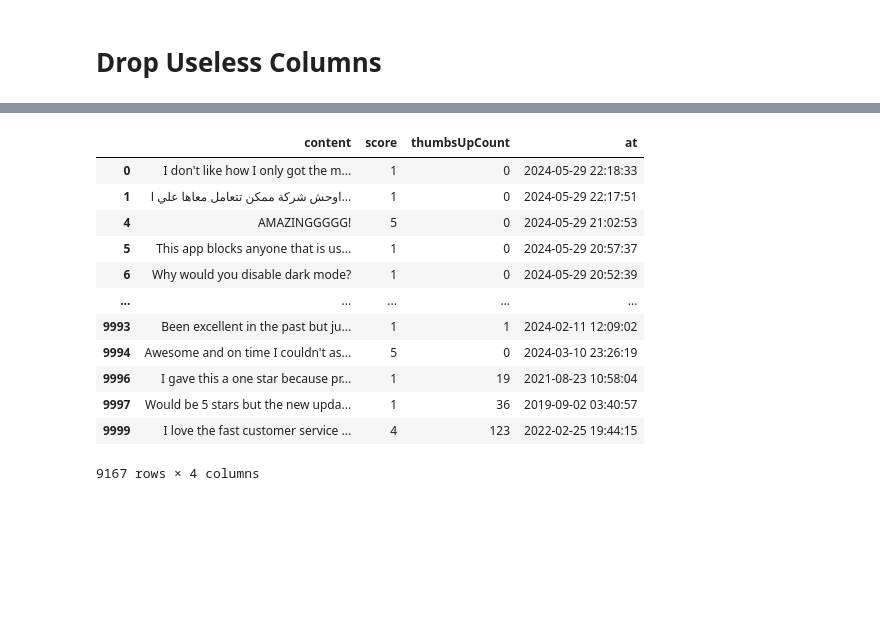
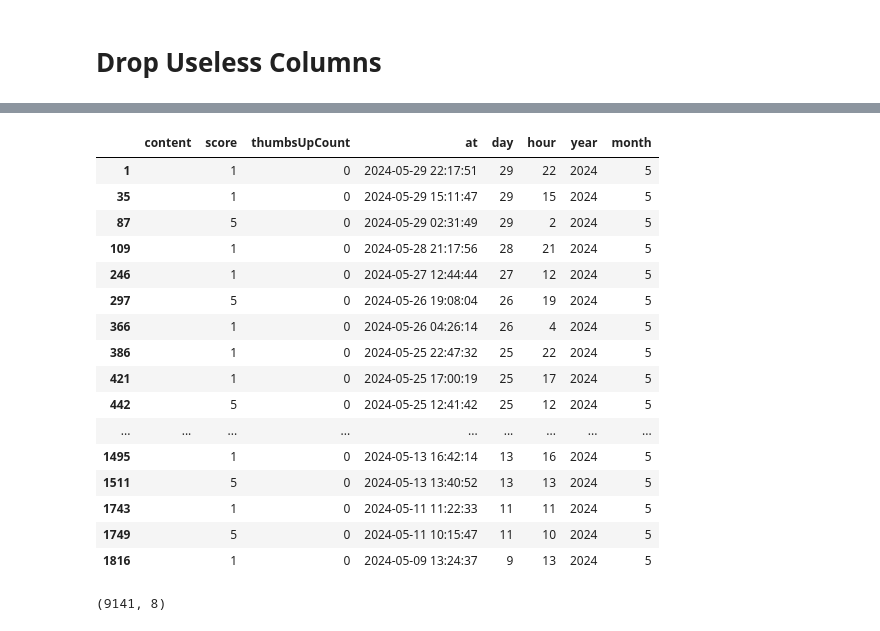
Before and after one commit to MaukanMir/Amazon-Shipping-Reviews-Sentiment-Analysis, a Jupyter notebook: training.ipynb, the cells around one changed output, grey strips where cells are left out. Cells and saved outputs as stored; diff of their text form; code cells hidden in the pictures; blank space fills up the shorter version.

```diff
--- a/training.ipynb
+++ b/training.ipynb
@@ -34,6 +34,14 @@ def check_class_balance(target):
   plt.xlabel("Target Classes")
   plt.ylabel("Counts")
   plt.show()
+
+def remove_stop_words(review):
+
+  word_tokens = " ".join(word_tokenize(review))
+
+  filtered_word_tokens = re.sub(r'[^a-zA-Z\s]', "", word_tokens).split(" ")
+  filtered_sentence = [w.lower().strip() for w in filtered_word_tokens if not w.lower() in ENGLISH_STOP_WORDS]
+  return " ".join(filtered_word_tokens).strip()
 # %% [markdown]
 # EDA Analysis
 # %%
@@ -102,0 +113,8 @@ df = df.drop(['reviewId', 'userName','reviewCreatedVersion', 'appVersion'], axis
+# %%
+df["content"] = df["content"].apply(remove_stop_words)
+df["at"] = pd.to_datetime(df["at"])
+
+df["day"] = df["at"].dt.day
+df["hour"] = df["at"].dt.hour
+df["year"] = df["at"].dt.year
+df["month"] = df["at"].dt.month
@@ -102,0 +123,20 @@ df = df.drop(['reviewId', 'userName','reviewCreatedVersion', 'appVersion'], axis
+# %%
+df[df["content"]== ""]
+# %% [output]
+|  | content | score | thumbsUpCount | at | day | hour | year | month |
+| 1 |  | 1 | 0 | 2024-05-29 22:17:51 | 29 | 22 | 2024 | 5 |
+| 35 |  | 1 | 0 | 2024-05-29 15:11:47 | 29 | 15 | 2024 | 5 |
+| 87 |  | 5 | 0 | 2024-05-29 02:31:49 | 29 | 2 | 2024 | 5 |
+| 109 |  | 1 | 0 | 2024-05-28 21:17:56 | 28 | 21 | 2024 | 5 |
+| 246 |  | 1 | 0 | 2024-05-27 12:44:44 | 27 | 12 | 2024 | 5 |
+| 297 |  | 5 | 0 | 2024-05-26 19:08:04 | 26 | 19 | 2024 | 5 |
+| 366 |  | 1 | 0 | 2024-05-26 04:26:14 | 26 | 4 | 2024 | 5 |
+| 386 |  | 1 | 0 | 2024-05-25 22:47:32 | 25 | 22 | 2024 | 5 |
+| 421 |  | 1 | 0 | 2024-05-25 17:00:19 | 25 | 17 | 2024 | 5 |
+| 442 |  | 5 | 0 | 2024-05-25 12:41:42 | 25 | 12 | 2024 | 5 |
+| ... | ... | ... | ... | ... | ... | ... | ... | ... |
+| 1495 |  | 1 | 0 | 2024-05-13 16:42:14 | 13 | 16 | 2024 | 5 |
+| 1511 |  | 5 | 0 | 2024-05-13 13:40:52 | 13 | 13 | 2024 | 5 |
+| 1743 |  | 1 | 0 | 2024-05-11 11:22:33 | 11 | 11 | 2024 | 5 |
+| 1749 |  | 5 | 0 | 2024-05-11 10:15:47 | 11 | 10 | 2024 | 5 |
+| 1816 |  | 1 | 0 | 2024-05-09 13:24:37 | 9 | 13 | 2024 | 5 |
@@ -103,16 +145,4 @@ df = df.drop(['reviewId', 'userName','reviewCreatedVersion', 'appVersion'], axis
 # %%
-df
+df.shape
 # %% [output]
-|  | content | score | thumbsUpCount | at |
-| 0 | I don't like how I only got the m... | 1 | 0 | 2024-05-29 22:18:33 |
-| 1 | اوحش شركة ممكن تتعامل معاها علي ا... | 1 | 0 | 2024-05-29 22:17:51 |
-| 4 | AMAZINGGGGG! | 5 | 0 | 2024-05-29 21:02:53 |
-| 5 | This app blocks anyone that is us... | 1 | 0 | 2024-05-29 20:57:37 |
-| 6 | Why would you disable dark mode? | 1 | 0 | 2024-05-29 20:52:39 |
-| ... | ... | ... | ... | ... |
-| 9993 | Been excellent in the past but ju... | 1 | 1 | 2024-02-11 12:09:02 |
-| 9994 | Awesome and on time I couldn't as... | 5 | 0 | 2024-03-10 23:26:19 |
-| 9996 | I gave this a one star because pr... | 1 | 19 | 2021-08-23 10:58:04 |
-| 9997 | Would be 5 stars but the new upda... | 1 | 36 | 2019-09-02 03:40:57 |
-| 9999 | I love the fast customer service ... | 4 | 123 | 2022-02-25 19:44:15 |
-9167 rows × 4 columns
+(9141, 8)
```
Also changed, not shown: parts of 3 cells of this notebook.
